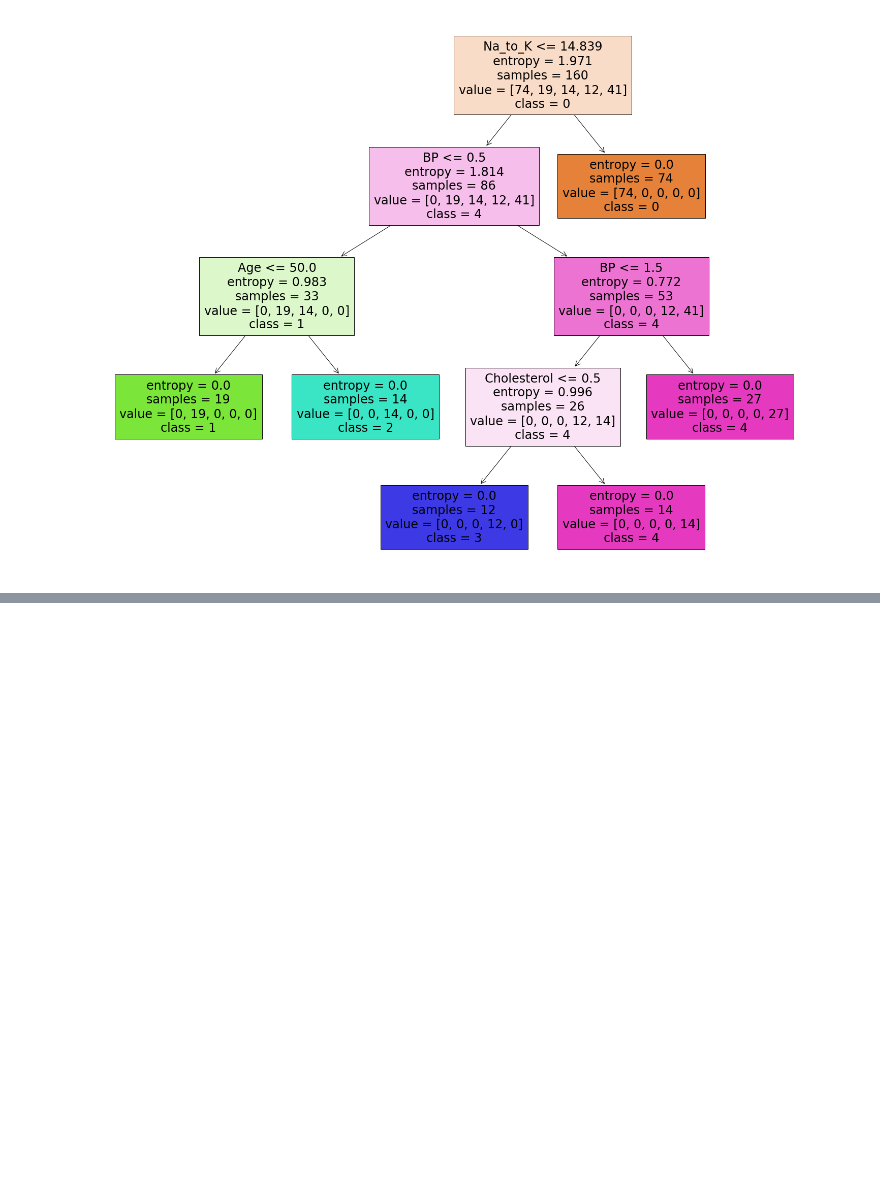
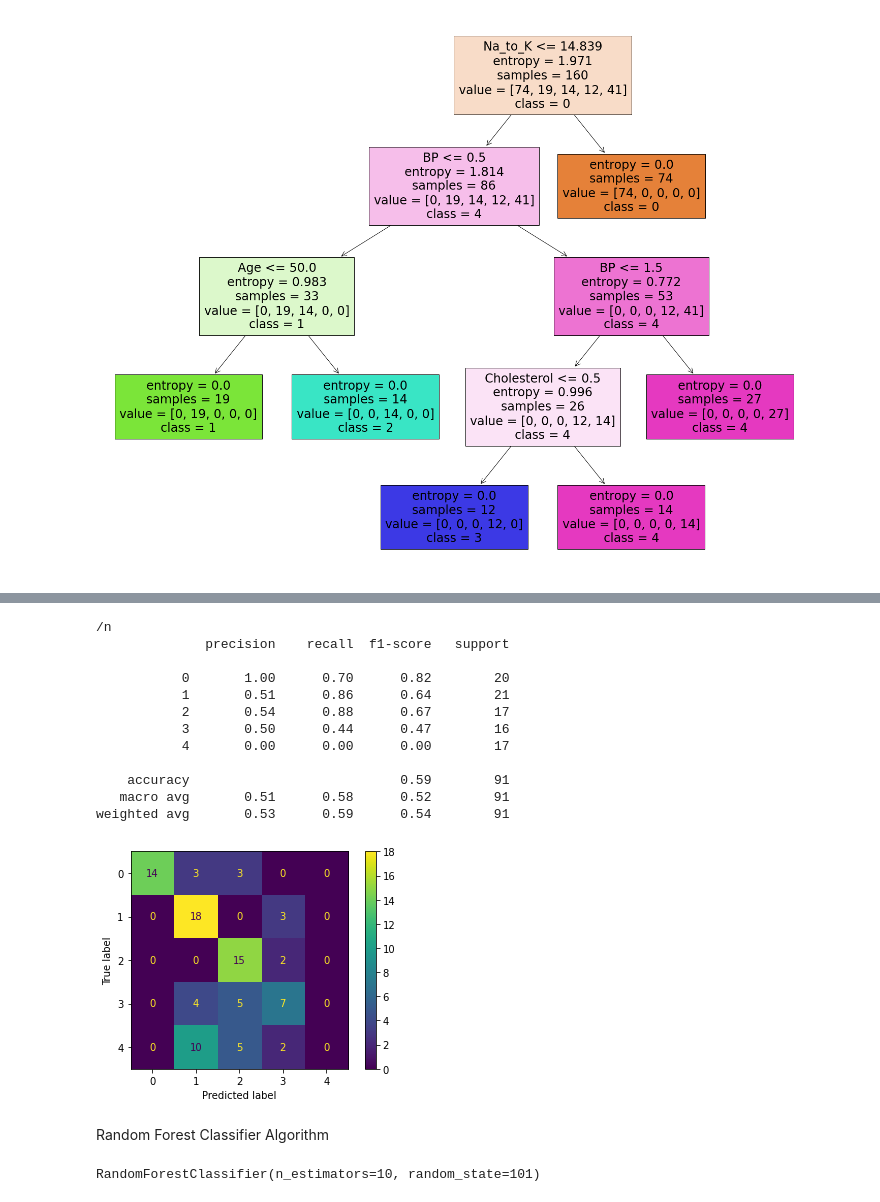
Before and after one commit to elhafizh/ai-drug-prediction, a Jupyter notebook: drug-classification.ipynb, the cells around one changed output, grey strips where cells are left out. Drawn from its saved outputs; the diff is of its cells as text; code cells hidden in the pictures; blank space fills up the shorter version.

```diff
--- a/drug-classification.ipynb
+++ b/drug-classification.ipynb
@@ -408,0 +477,5 @@ _ = tree.plot_tree(clf,
+# %%
+svc = SVC()
+param_grid = {'C':[0.001,0.01,1]}
+# %%
+grid_model = GridSearchCV(svc,param_grid)
@@ -408,0 +490,18 @@ _ = tree.plot_tree(clf,
+# %%
+metrics_needed(grid_model)
+# %% [output]
+/n
+              precision    recall  f1-score   support
+
+           0       1.00      0.70      0.82        20
+           1       0.51      0.86      0.64        21
+           2       0.54      0.88      0.67        17
+           3       0.50      0.44      0.47        16
+           4       0.00      0.00      0.00        17
+
+    accuracy                           0.59        91
+   macro avg       0.51      0.58      0.52        91
+weighted avg       0.53      0.59      0.54        91
+[figure, added]
+# %% [markdown]
+Random Forest Classifier Algorithm
@@ -408,0 +512,4 @@ _ = tree.plot_tree(clf,
+# %%
+random_model.fit(X_train,y_train)
+# %% [output]
+RandomForestClassifier(n_estimators=10, random_state=101)
```
Also changed, not shown: parts of 16 cells of this notebook.
